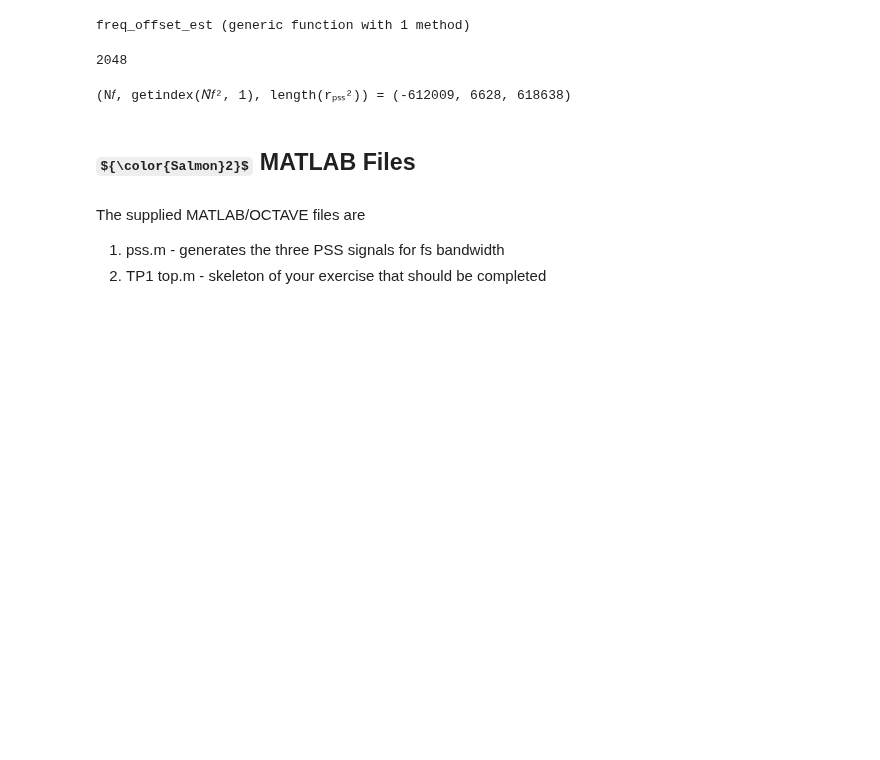
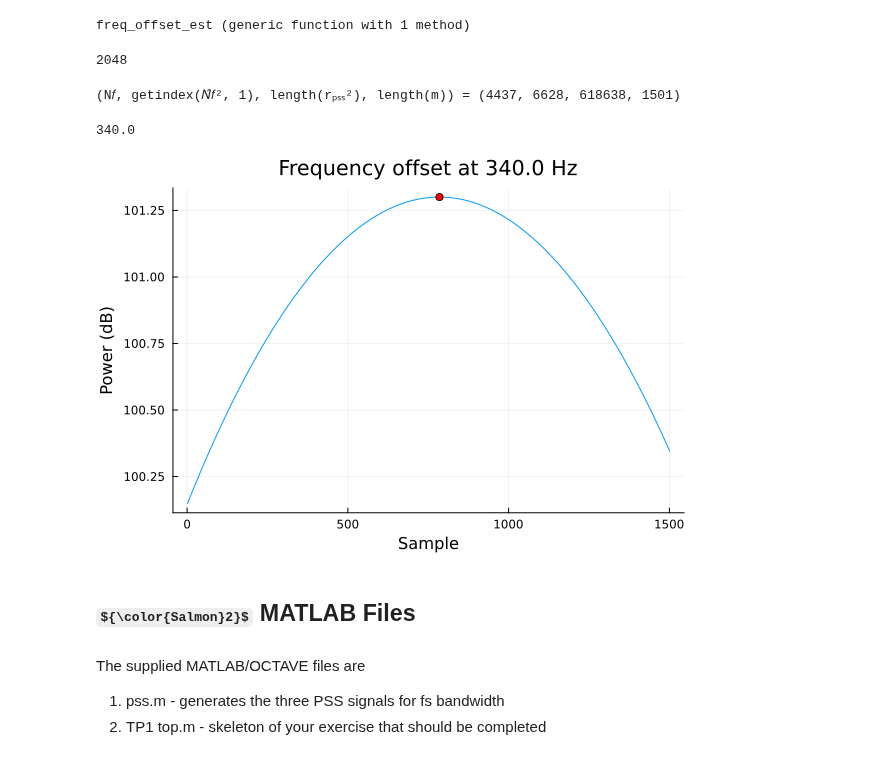
Before and after one commit to setrar/DigiCom, a Jupyter notebook: Labs/TP1/REPORT.ipynb, the cells around one changed output. Drawn from its saved outputs; the diff is of its cells as text; code cells hidden in the pictures; some formulas as TeX source; blank space fills up the shorter version.

```diff
--- a/Labs/TP1/REPORT.ipynb
+++ b/Labs/TP1/REPORT.ipynb
@@ -347,19 +353,20 @@ savefig(m2_chan_plot,"images/m2_chan_plot.png");
 ########################################################
 # Frequency Offset Estimator Function
 ########################################################
-function freq_offset_est(𝑅ₚₛₛ, 𝐻ₚₛₛ, Nf, m, 𝑓ₛ)
+function freq_offset_est(sₚₛₛ, hₚₛₛ, Nf, m, 𝑓ₛ)
 
     # Frequency offset estimator
-    Y = zeros(ComplexF64, length(m));
-    L = length(𝐻ₚₛₛ)
+    Y = zeros(Float64, length(m));
+    L = length(hₚₛₛ)
     t = 0:(1/𝑓ₛ):((L-1)/𝑓ₛ)
 
-    signal_part = 𝑅ₚₛₛ[Nf:(Nf + L -1)]; @show size( signal_part )
-    for j = 1:length(m)
-        Y[j] = Y[j] + abs.(∑(exp.(-2*pi*im*m[j].*t) .* conj(𝐻ₚₛₛ) .* ⦰(signal_part)))^2;
+    for i = 1:length(m)
+        # vec() denote the operation of reshaping sequence into a one-dimensional vector
+        # in Matlab it is the .' (per element transpose)
+        Y[i] = Y[i] + abs2.(∑(exp.(-2*pi*j*m[i].*t) .* conj(hₚₛₛ) .* vec(sₚₛₛ[Nf:(Nf + L -1)])));
     end
 
-    return Y
+    return A_fo, fo = argmax(Y)
 end
 # %% [output]
 freq_offset_est (generic function with 1 method)
@@ -367,21 +374,36 @@ freq_offset_est (generic function with 1 method)
 𝑓ₛ = 61.44e6 # Msamples/s.
 
 Δ𝑓 = 10.0
-m = -7500.:Δ𝑓:7500.
+𝑓₋ = -7500. # f_min
+𝑓₊ =  7500. # f_max
+m = 𝑓₋:Δ𝑓:𝑓₊
 
 θ₁ = 144 # Cyclic Prefix
 θ₂ = 2048 # FFT Size
 # %% [output]
 2048
 # %%
-N𝑓 = getindex(𝑁̂𝑓², 1) - length(rₚₛₛ²) + 1
-@show N𝑓, getindex(𝑁̂𝑓², 1) , length(rₚₛₛ²);
+N𝑓 = getindex(𝑁̂𝑓², 1) - length(hₚₛₛ²) + 1
+@show N𝑓, getindex(𝑁̂𝑓², 1) , length(rₚₛₛ²), length(m);
 # %% [output]
-(N𝑓, getindex(𝑁̂𝑓², 1), length(rₚₛₛ²)) = (-612009, 6628, 618638)
+(N𝑓, getindex(𝑁̂𝑓², 1), length(rₚₛₛ²), length(m)) = (4437, 6628, 618638, 1501)
 # %%
 # Grab the function Profs Frequency Offset with his values
-Y = freq_offset_est(𝑅ₚₛₛ³, 𝐻ₚₛₛ², N𝑓, m, 𝑓ₛ)
-@show size(Y), typeof(Y);
+A𝑓ₒ, 𝑓ₒ = freq_offset_est(sₚₛₛ³, hₚₛₛ², N𝑓, m, 𝑓ₛ);
+# %%
+frequency_offset = m[𝑓ₒ]
+# %% [output]
+340.0
+# %%
+cfo_estim_plot =
+plot(10 * log10.(abs.(Y))
+    , xlabel="Sample"
+    , ylabel="Power (dB)"
+    , title="Frequency offset at $frequency_offset Hz"
+)
+scatter!((𝑓ₒ, (10 * log10(A𝑓ₒ))), color="red", label=:none, legend=:none)
+# %% [output]
+[figure, added]
 # %% [markdown]
 ## ${\color{Salmon}2}$  MATLAB Files
 # %% [markdown]
```
Also changed, not shown: parts of 4 cells of this notebook, 1 other file.
